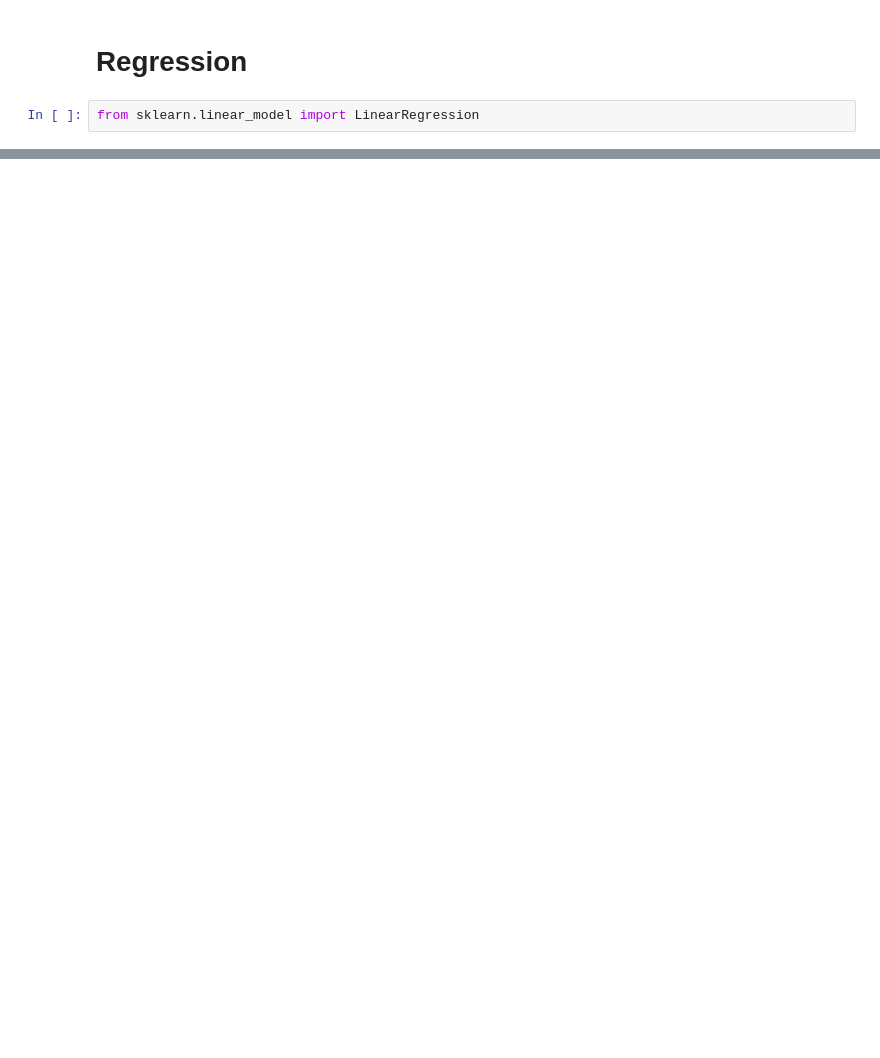
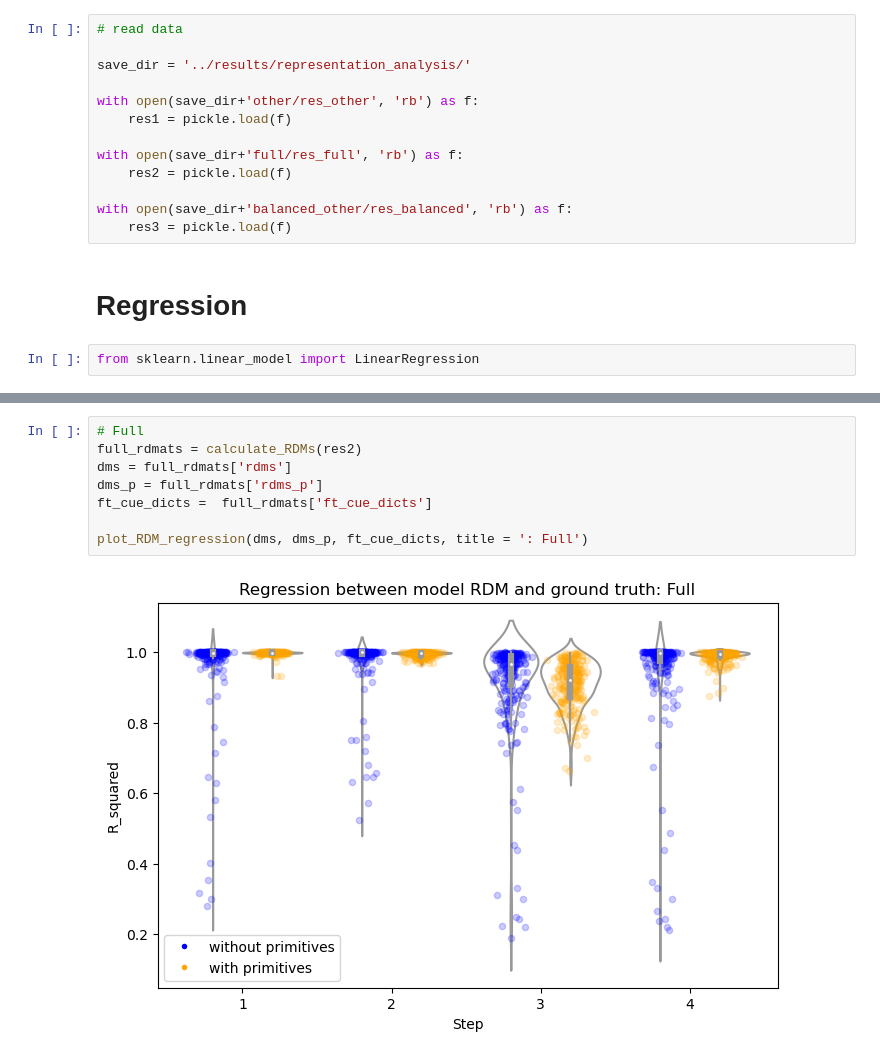
Before and after one commit to aranas/compositional_learning, a Jupyter notebook: _RNN_querymark/RDM_regression.ipynb, the cells around one changed output, grey strips where cells are left out. Saved outputs shown, nothing was run; the diff lists cells and outputs as text; blank space fills up the shorter version.

```diff
--- a/_RNN_querymark/RDM_regression.ipynb
+++ b/_RNN_querymark/RDM_regression.ipynb
@@ -274,3 +303,16 @@ no. 100% trained RNNs:  526
+# %%
+# read data
+
+save_dir = '../results/representation_analysis/'
+
+with open(save_dir+'other/res_other', 'rb') as f:
+    res1 = pickle.load(f)
+
+with open(save_dir+'full/res_full', 'rb') as f:
+    res2 = pickle.load(f)
+
+with open(save_dir+'balanced_other/res_balanced', 'rb') as f:
+    res3 = pickle.load(f)
 # %% [markdown]
 # Regression
 # %%
@@ -290,0 +363,10 @@ def regress_RDM_abs(s, dms):
+# %%
+# Full
+full_rdmats = calculate_RDMs(res2)
+dms = full_rdmats['rdms']
+dms_p = full_rdmats['rdms_p']
+ft_cue_dicts =  full_rdmats['ft_cue_dicts']
+
+plot_RDM_regression(dms, dms_p, ft_cue_dicts, title = ': Full')
+# %% [output]
+[figure, added]
```
Also changed, not shown: parts of 21 cells of this notebook, 9 other files.
